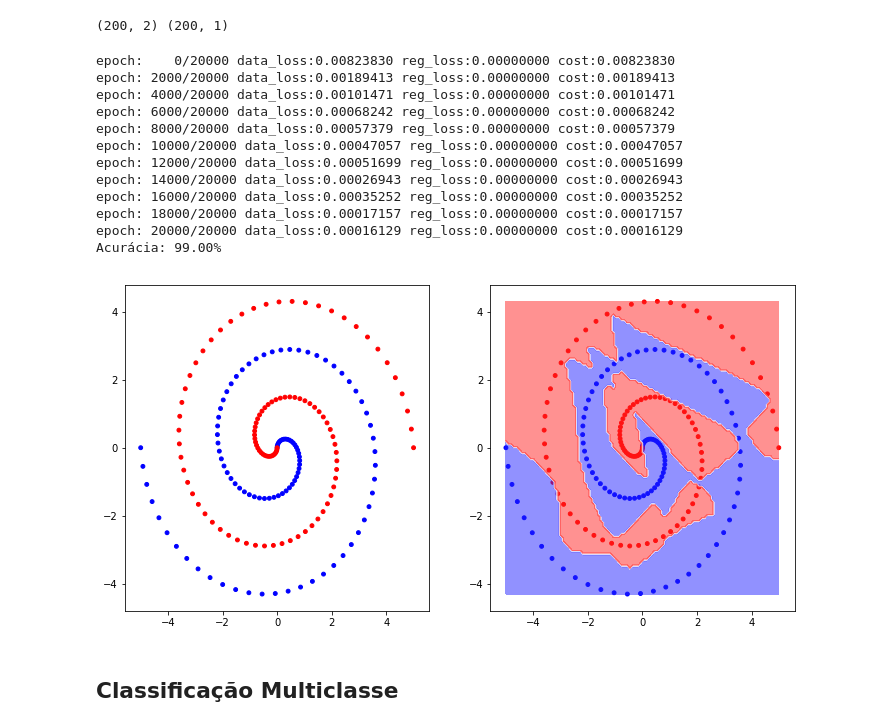
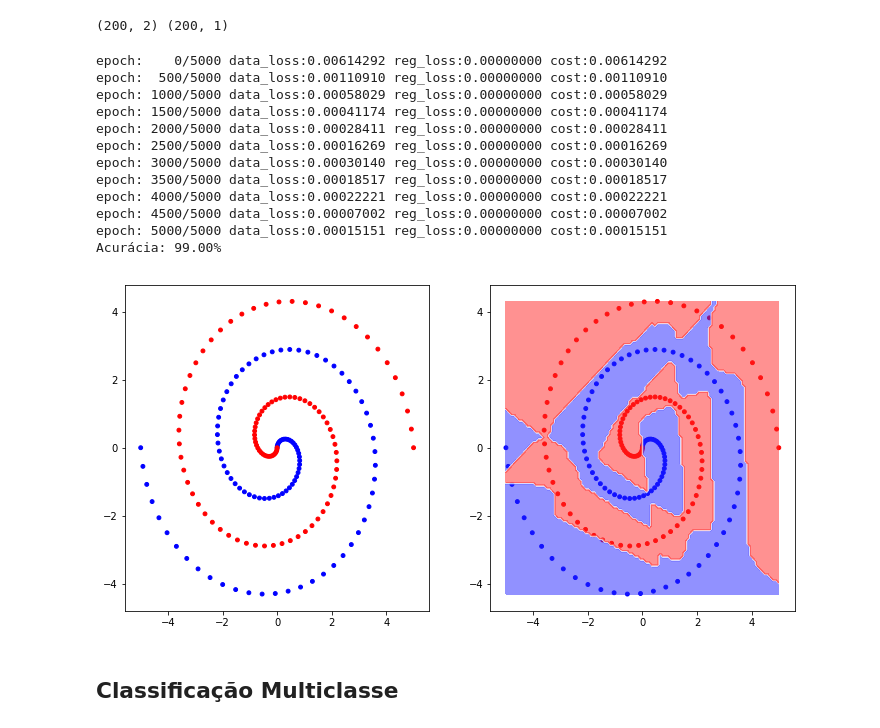
Before and after one commit to arnaldog12/Manual-Pratico-Deep-Learning, a Jupyter notebook: Rede Neural.ipynb, the cells around one changed output. Cells and saved outputs as stored; diff of their text form; code cells hidden in the pictures.

```diff
--- a/Rede Neural.ipynb
+++ b/Rede Neural.ipynb
@@ -184,14 +184,15 @@ class Layer():
         self.is_trainable = is_trainable
 
         self._activ_inp, self._activ_out = None, None
-        self._dweights, self._dbiases = None, None
+        self._dweights, self._dbiases, self._prev_dweights = None, None, 0.0
         self._dropout_mask = None
 
 class NeuralNetwork():
-    def __init__(self, cost_func=mse, learning_rate=1e-3):
+    def __init__(self, cost_func=mse, learning_rate=1e-3, momentum=0.0):
         self.layers = []
         self.cost_func = cost_func
         self.learning_rate = learning_rate
+        self.momentum = momentum
 
     def fit(self, x, y, epochs=100, verbose=10):
         for epoch in range(epochs+1):
@@ -227,7 +228,8 @@ class NeuralNetwork():
         for layer in reversed(self.layers):
             if layer.is_trainable:
                 layer._dweights = layer._dweights + layer.reg_strength*layer.reg_func(layer.weights, derivative=True)
-                layer.weights = layer.weights - self.learning_rate*layer._dweights
+                layer._prev_dweights = -self.learning_rate*layer._dweights + self.momentum*layer._prev_dweights
+                layer.weights = layer.weights + layer._prev_dweights
                 layer.biases = layer.biases - self.learning_rate*layer._dbiases
 # %% [markdown]
 # Testes da Implementação
@@ -806,31 +808,31 @@ print(x.shape, y.shape)
 # %%
 D_in, D_out = x.shape[1], y.shape[1]
 
-nn = NeuralNetwork(cost_func=sigmoid_cross_entropy, learning_rate=1e-2)
+nn = NeuralNetwork(cost_func=sigmoid_cross_entropy, learning_rate=1e-2, momentum=0.9)
 nn.layers.append(Layer(input_dim=D_in, output_dim=8, activation=tanh))
 nn.layers.append(Layer(input_dim=8, output_dim=20, activation=tanh, dropout_prob=0.25))
 nn.layers.append(Layer(input_dim=20, output_dim=D_out, activation=sigmoid))
 
-nn.fit(x, y, epochs=20000, verbose=2000)
+nn.fit(x, y, epochs=5000, verbose=500)
 
 y_pred = nn.predict(x)
 print('Acurácia: {:.2f}%'.format(100*accuracy_score(y, y_pred > 0.5)))
 
 plots.plot_data_and_predictions_3d_in_2d(x, y, is_binary=True, nn=nn, threshold=0.5, cmap='bwr')
 # %% [output]
-epoch:    0/20000 data_loss:0.00823830 reg_loss:0.00000000 cost:0.00823830
-epoch: 2000/20000 data_loss:0.00189413 reg_loss:0.00000000 cost:0.00189413
-epoch: 4000/20000 data_loss:0.00101471 reg_loss:0.00000000 cost:0.00101471
-epoch: 6000/20000 data_loss:0.00068242 reg_loss:0.00000000 cost:0.00068242
-epoch: 8000/20000 data_loss:0.00057379 reg_loss:0.00000000 cost:0.00057379
-epoch: 10000/20000 data_loss:0.00047057 reg_loss:0.00000000 cost:0.00047057
-epoch: 12000/20000 data_loss:0.00051699 reg_loss:0.00000000 cost:0.00051699
-epoch: 14000/20000 data_loss:0.00026943 reg_loss:0.00000000 cost:0.00026943
-epoch: 16000/20000 data_loss:0.00035252 reg_loss:0.00000000 cost:0.00035252
-epoch: 18000/20000 data_loss:0.00017157 reg_loss:0.00000000 cost:0.00017157
-epoch: 20000/20000 data_loss:0.00016129 reg_loss:0.00000000 cost:0.00016129
+epoch:    0/5000 data_loss:0.00614292 reg_loss:0.00000000 cost:0.00614292
+epoch:  500/5000 data_loss:0.00110910 reg_loss:0.00000000 cost:0.00110910
+epoch: 1000/5000 data_loss:0.00058029 reg_loss:0.00000000 cost:0.00058029
+epoch: 1500/5000 data_loss:0.00041174 reg_loss:0.00000000 cost:0.00041174
+epoch: 2000/5000 data_loss:0.00028411 reg_loss:0.00000000 cost:0.00028411
+epoch: 2500/5000 data_loss:0.00016269 reg_loss:0.00000000 cost:0.00016269
+epoch: 3000/5000 data_loss:0.00030140 reg_loss:0.00000000 cost:0.00030140
+epoch: 3500/5000 data_loss:0.00018517 reg_loss:0.00000000 cost:0.00018517
+epoch: 4000/5000 data_loss:0.00022221 reg_loss:0.00000000 cost:0.00022221
+epoch: 4500/5000 data_loss:0.00007002 reg_loss:0.00000000 cost:0.00007002
+epoch: 5000/5000 data_loss:0.00015151 reg_loss:0.00000000 cost:0.00015151
 Acurácia: 99.00%
-[figure, old version]
+[figure, new version]
 # %% [markdown]
 ## Classificação Multiclasse
 # %% [markdown]
```
Also changed, not shown: parts of 17 cells of this notebook.
